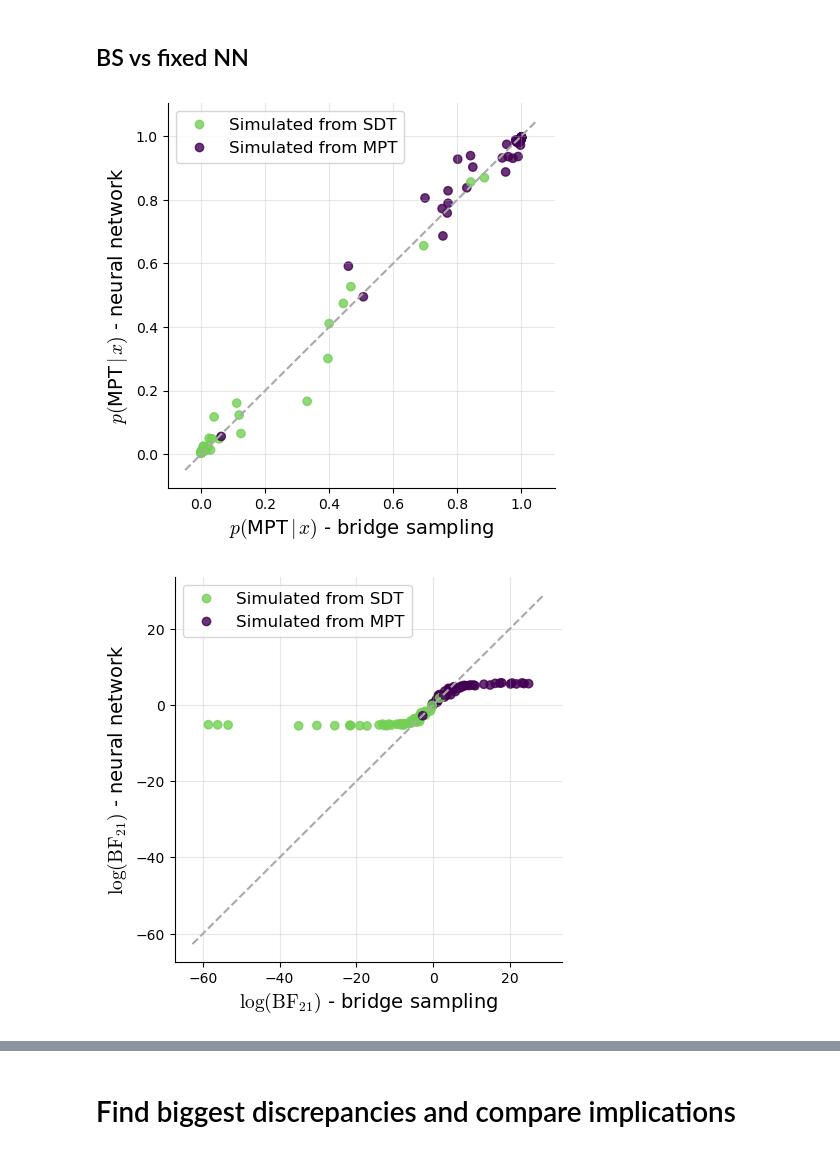
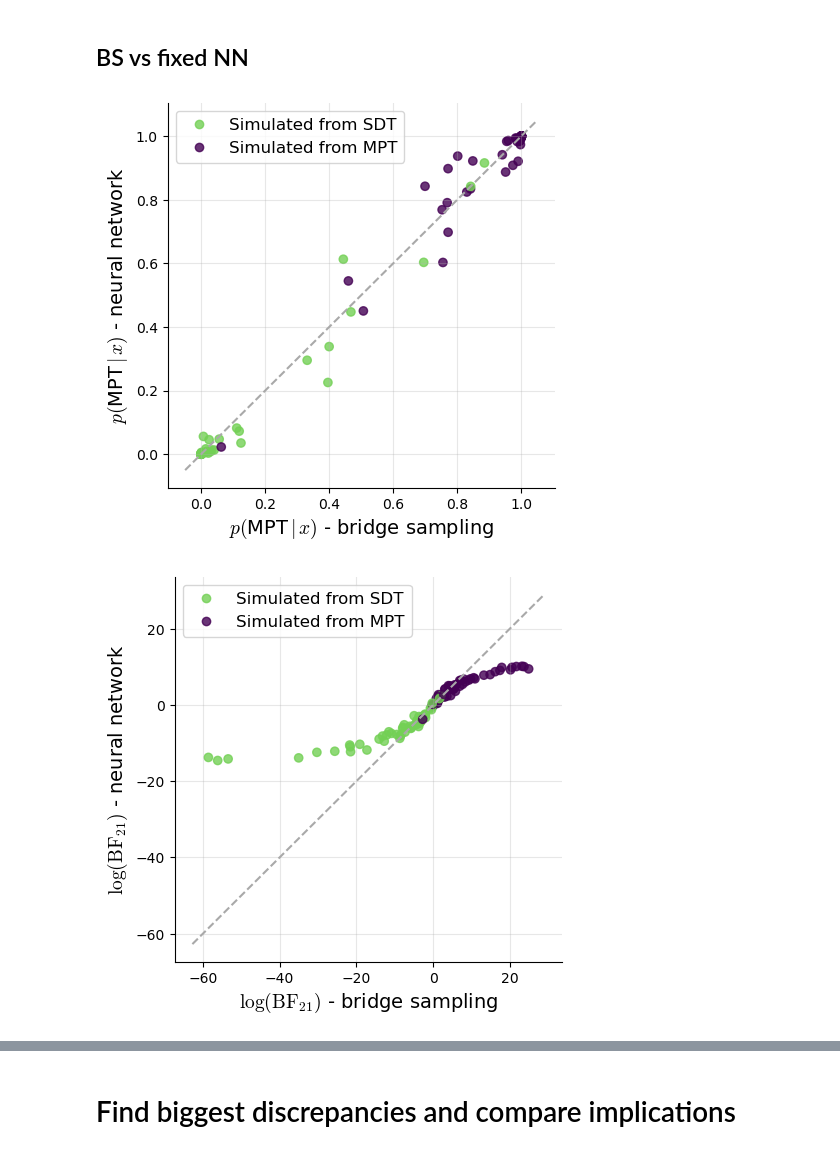
Before and after one commit to bayesflow-org/Hierarchical-Model-Comparison, a Jupyter notebook: notebooks/02_bridge_sampling_comparison/non_nested_models/bridge_sampling_comparison.ipynb, the cells around one changed output, grey strips where cells are left out. Saved outputs shown, nothing was run; the diff lists cells and outputs as text; code cells hidden in the pictures.

```diff
--- a/notebooks/02_bridge_sampling_comparison/non_nested_models/bridge_sampling_comparison.ipynb
+++ b/notebooks/02_bridge_sampling_comparison/non_nested_models/bridge_sampling_comparison.ipynb
@@ -37,7 +37,7 @@ comparison_folder = os.path.join(
     "non_nested_models",
 )
 bridge_file = "2022_12_02_BF_BS"
-NN_fixed_file = "2023_06_26_BF_NN_lr25"
+NN_fixed_file = "2023_07_04_BF_NN"
 
 bridge = pd.read_csv(os.path.join(comparison_folder, bridge_file), sep=" ").reset_index(
     drop=True
@@ -160,19 +160,19 @@ plot_approximations(
     save=False,
 )
 # %% [output]
-[figure, old version]
+[figure, new version]
 # %%
 # Log BFs
 plot_approximations(
     bridge,
     NN_fixed,
     approximated_outcome="Log BFs",
     NN_name="neural network",
     model_names=model_names,
-    save=False,
+    save=True,
 )
 # %% [output]
-[figure, old version]
+[figure, new version]
 # %%
 # Log Bfs with filter
 filter_high = bridge["bayes_factor"] < 100000
```
Also changed, not shown: parts of 11 cells of this notebook, 4 other files.
